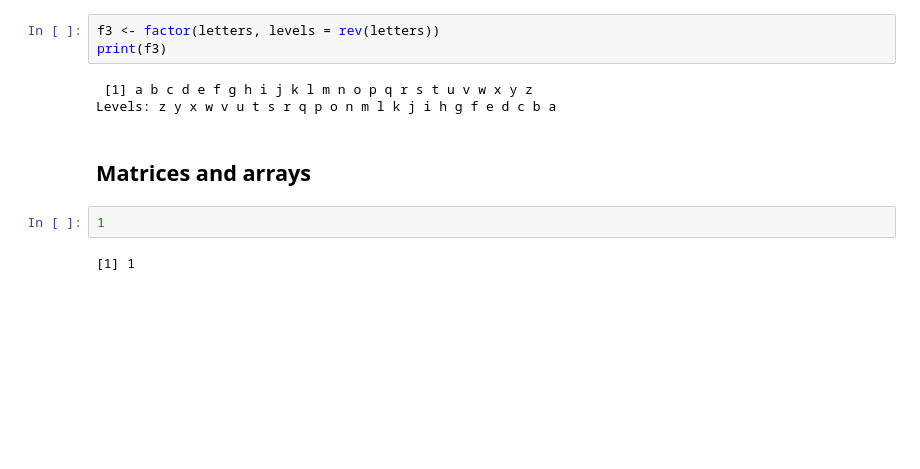
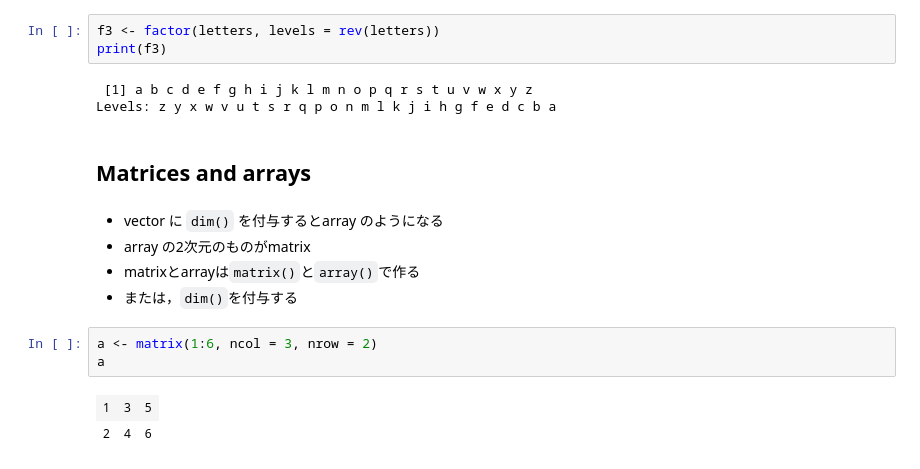
Before and after one commit to pgm111/study-AdvancedR, a Jupyter notebook: 02-Data-structures.ipynb, the cells around one changed output. Drawn from its saved outputs; the diff is of its cells as text; blank space fills up the shorter version.

```diff
--- a/02-Data-structures.ipynb
+++ b/02-Data-structures.ipynb
@@ -496,7 +496,14 @@ print(f3)
 Levels: z y x w v u t s r q p o n m l k j i h g f e d c b a
 # %% [markdown]
 ## Matrices and arrays
-# %%
-1
-# %% [output]
-[1] 1
+# %% [markdown]
+* vector に `dim()` を付与するとarray のようになる
+* array の2次元のものがmatrix
+* matrixとarrayは`matrix()`と`array()`で作る
+* または，`dim()`を付与する
+# %%
+a <- matrix(1:6, ncol = 3, nrow = 2)
+a
+# %% [output]
+| 1 | 3 | 5 |
+| 2 | 4 | 6 |
```
Also changed, not shown: parts of 29 cells of this notebook.
